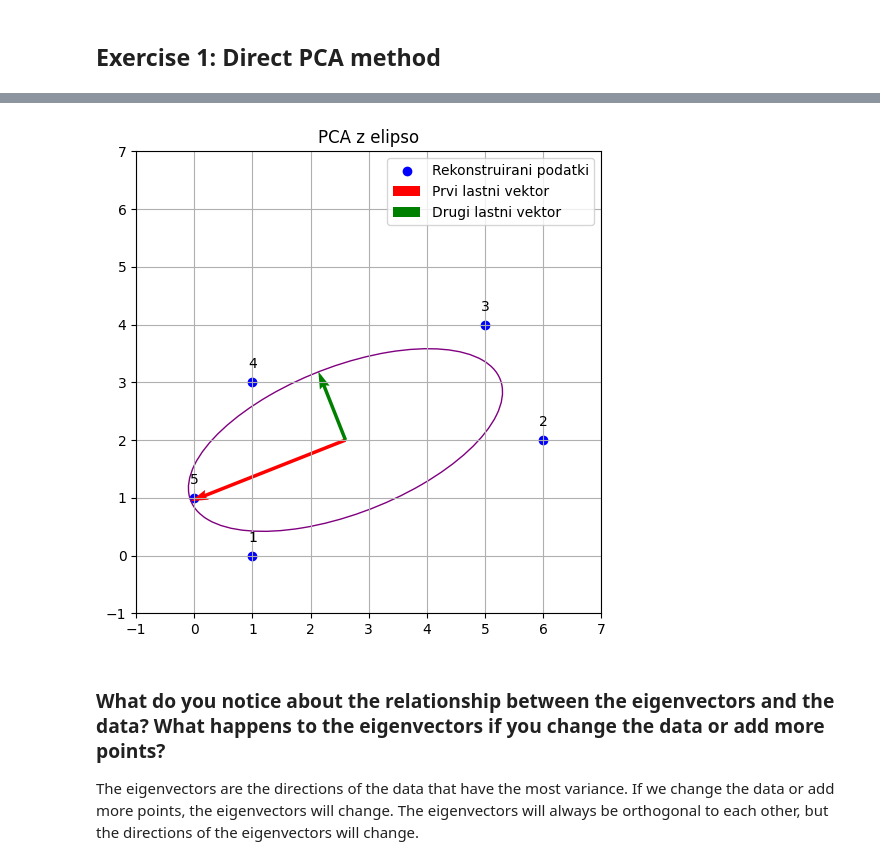
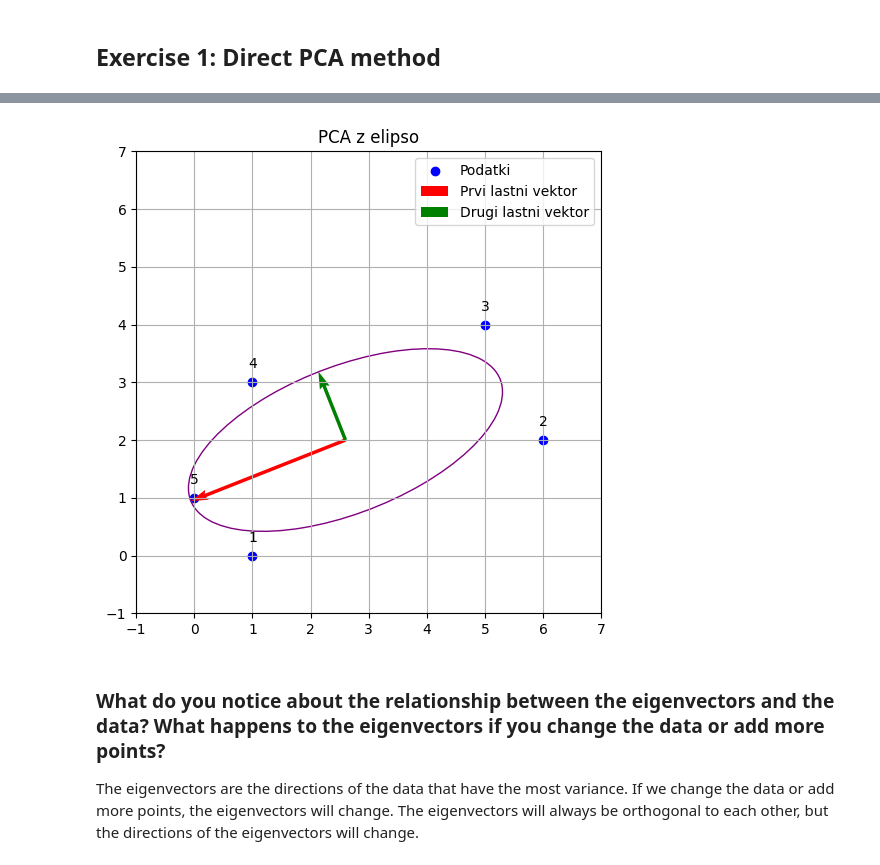
Before and after one commit to Aljaz200/Machine-Perception, a Jupyter notebook: assignment_6/Ass6.ipynb, the cells around one changed output, grey strips where cells are left out. Saved outputs shown, nothing was run; the diff lists cells and outputs as text; code cells hidden in the pictures.

```diff
--- a/assignment_6/Ass6.ipynb
+++ b/assignment_6/Ass6.ipynb
@@ -47,20 +49,16 @@ plt.show()
 # %%
 data = np.loadtxt("data/points.txt")
-mean_b = compute_mean(data)
-centered_data_b = center_data(data, mean_b)
-cov_matrix_b = compute_covariance_matrix(centered_data_b)
-eigenvectors_b, eigenvalues_b, _ = perform_svd(cov_matrix_b)
-projected_data_b = project_to_pca_space(data, mean_b, eigenvectors_b)
-reconstructed_data_b = reconstruct_from_pca_space(projected_data_b, mean_b, eigenvectors_b)
+projected_data, mean, eigenvectors, eigenvalues = PCA(data)
+cov_matrix_b = compute_covariance_matrix(center_data(data, mean))
 
 
 plt.figure(figsize=(6, 6))
 for i, txt in enumerate(range(1, 6)):
-    plt.annotate(txt, (reconstructed_data_b[i, 0], reconstructed_data_b[i, 1]), textcoords="offset points", xytext=(0,10), ha='center')
-plt.scatter(reconstructed_data_b[:, 0], reconstructed_data_b[:, 1], label="Rekonstruirani podatki", color='blue')
-plt.quiver(mean_b[0], mean_b[1], eigenvectors_b[0, 0], eigenvectors_b[0, 1], color='red', scale=8, label="Prvi lastni vektor")
-plt.quiver(mean_b[0], mean_b[1], eigenvectors_b[1, 0], eigenvectors_b[1, 1], color='green', scale=8, label="Drugi lastni vektor")
-a6_utils.drawEllipse(mean_b, cov_matrix_b)
+    plt.annotate(txt, (data[i, 0], data[i, 1]), textcoords="offset points", xytext=(0,10), ha='center')
+plt.scatter(data[:, 0], data[:, 1], label="Podatki", color='blue')
+plt.quiver(mean[0], mean[1], eigenvectors[0, 0], eigenvectors[0, 1], color='red', scale=8, label="Prvi lastni vektor")
+plt.quiver(mean[0], mean[1], eigenvectors[1, 0], eigenvectors[1, 1], color='green', scale=8, label="Drugi lastni vektor")
+a6_utils.drawEllipse(mean, cov_matrix_b)
 plt.legend()
 plt.title("PCA z elipso")
 plt.xlim(-1, 7)
@@ -72,21 +70,21 @@ plt.show()
 # %%
-scaled_eigenvectors = eigenvectors_b * np.sqrt(eigenvalues_b)[:, np.newaxis]
+scaled_eigenvectors = eigenvectors * np.sqrt(eigenvalues)[:, np.newaxis]
 
 plt.figure(figsize=(6, 6))
 for i, txt in enumerate(range(1, 6)):
-    plt.annotate(txt, (reconstructed_data_b[i, 0], reconstructed_data_b[i, 1]), textcoords="offset points", xytext=(0,10), ha='center')
-plt.scatter(reconstructed_data_b[:, 0], reconstructed_data_b[:, 1], label="Rekonstruirani podatki", color='blue')
-plt.quiver(mean_b[0], mean_b[1], scaled_eigenvectors[0, 0], scaled_eigenvectors[0, 1], color='red', scale=8, label="Prvi lastni vektor")
-plt.quiver(mean_b[0], mean_b[1], scaled_eigenvectors[1, 0], scaled_eigenvectors[1, 1], color='green', scale=8, label="Drugi lastni vektor")
-a6_utils.drawEllipse(mean_b, cov_matrix_b)
+    plt.annotate(txt, (data[i, 0], data[i, 1]), textcoords="offset points", xytext=(0,10), ha='center')
+plt.scatter(data[:, 0], data[:, 1], label="Podatki", color='blue')
+plt.quiver(mean[0], mean[1], scaled_eigenvectors[0, 0], scaled_eigenvectors[0, 1], color='red', scale=8, label="Prvi lastni vektor")
+plt.quiver(mean[0], mean[1], scaled_eigenvectors[1, 0], scaled_eigenvectors[1, 1], color='green', scale=8, label="Drugi lastni vektor")
+a6_utils.drawEllipse(mean, cov_matrix_b)
 plt.legend()
 plt.title("PCA z elipso")
 plt.xlim(-1, 7)
 plt.ylim(-1, 7)
 plt.grid()
 plt.show()
 # %% [output]
-[figure, old version]
+[figure, new version]
 # %% [markdown]
 ### What do you notice about the relationship between the eigenvectors and the data? What happens to the eigenvectors if you change the data or add more points?
 
```
Also changed, not shown: parts of 8 cells of this notebook.
